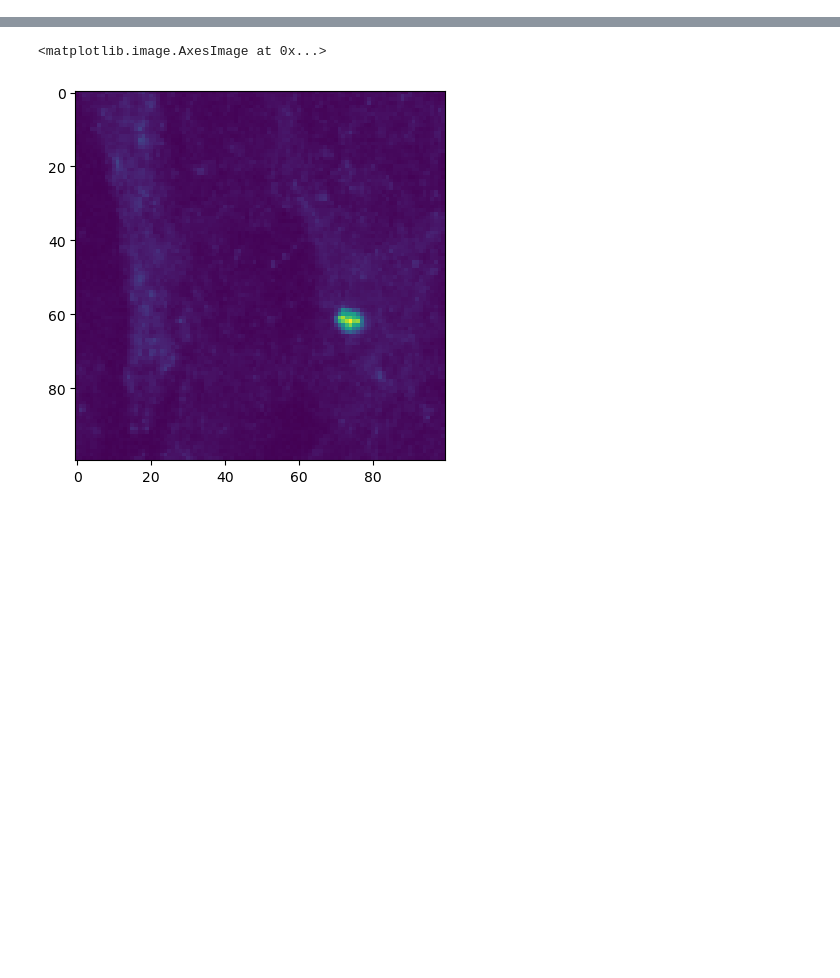
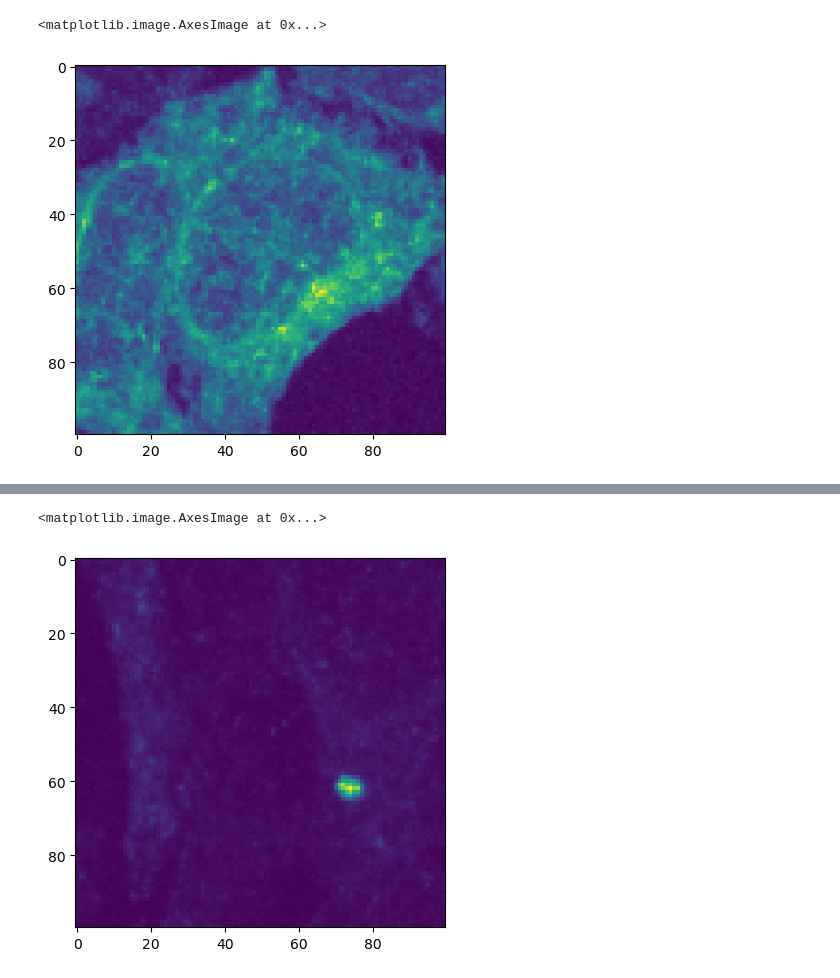
Before and after one commit to sofroniewn/proteoscope, a Jupyter notebook: notebooks/proteoscope-results.ipynb, the cells around one changed output, grey strips where cells are left out. Cells and saved outputs as stored; diff of their text form; code cells hidden in the pictures; blank space fills up the shorter version.

```diff
--- a/notebooks/proteoscope-results.ipynb
+++ b/notebooks/proteoscope-results.ipynb
@@ -45,0 +120,5 @@ batch = next(iter(dl))
+# %%
+plt.imshow(input_images[1, 0])
+# %% [output]
+<matplotlib.image.AxesImage at 0x...>
+[figure, added]
```
Also changed, not shown: parts of 95 cells of this notebook, 10 other files.
